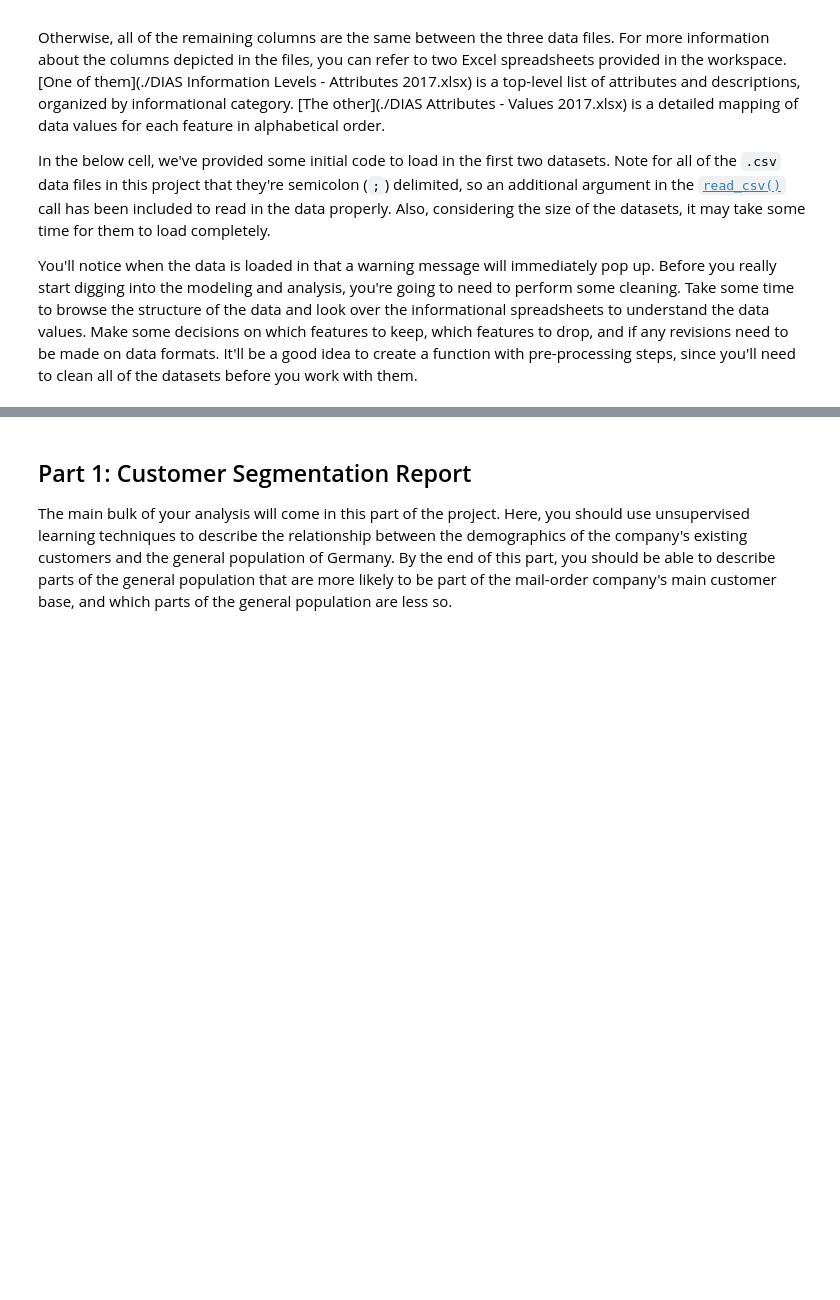
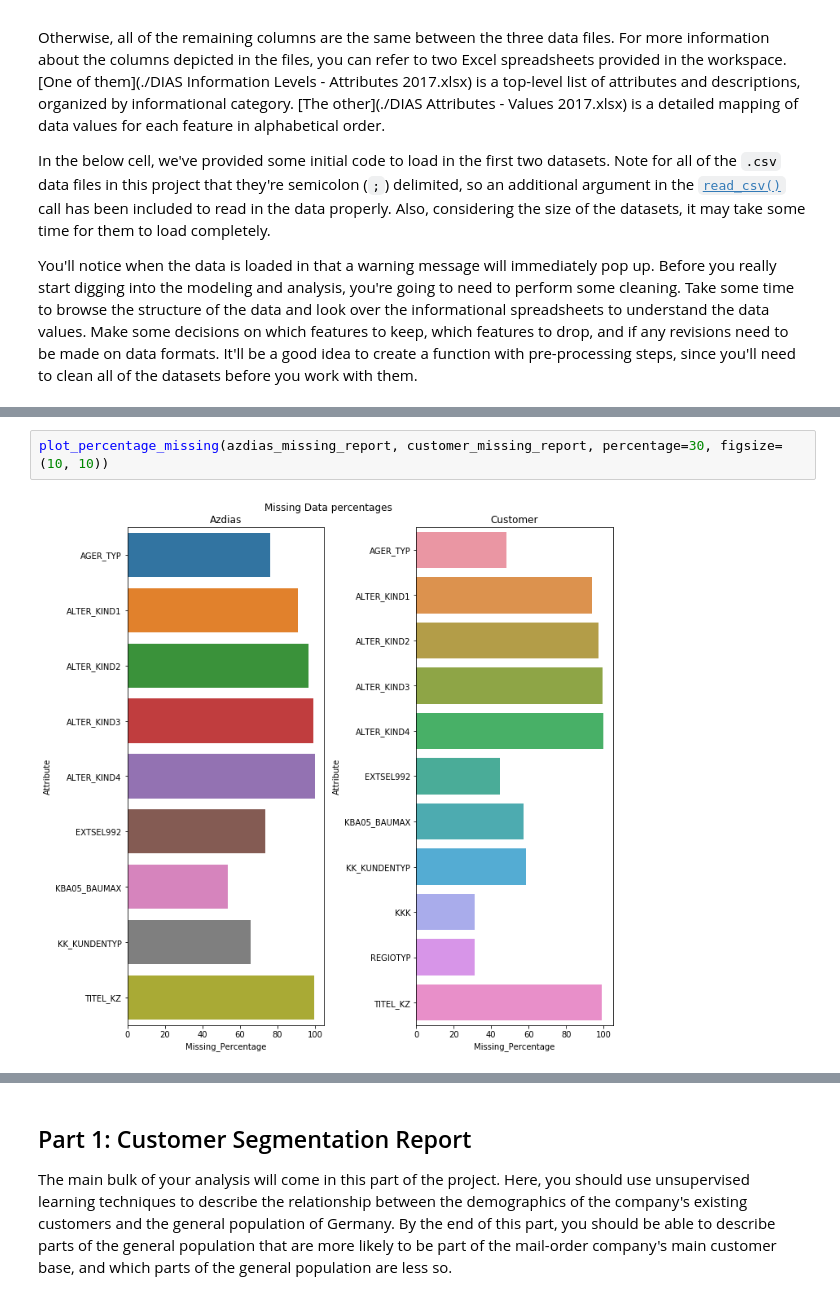
Before and after one commit to keithpink/udacity_data_science, a Jupyter notebook: Arvato_Customer_Segmentation/Arvato Project Workbook.ipynb, the cells around one changed output, grey strips where cells are left out. Saved outputs shown, nothing was run; the diff lists cells and outputs as text; blank space fills up the shorter version.

```diff
--- a/Arvato_Customer_Segmentation/Arvato Project Workbook.ipynb
+++ b/Arvato_Customer_Segmentation/Arvato Project Workbook.ipynb
@@ -41,0 +869,4 @@ customers = pd.read_csv('../../data/Term2/capstone/arvato_data/Udacity_CUSTOMERS
+# %%
+plot_percentage_missing(azdias_missing_report, customer_missing_report, percentage=30, figsize=(10, 10))
+# %% [output]
+[figure, added]
```
Also changed, not shown: parts of 256 cells of this notebook.
